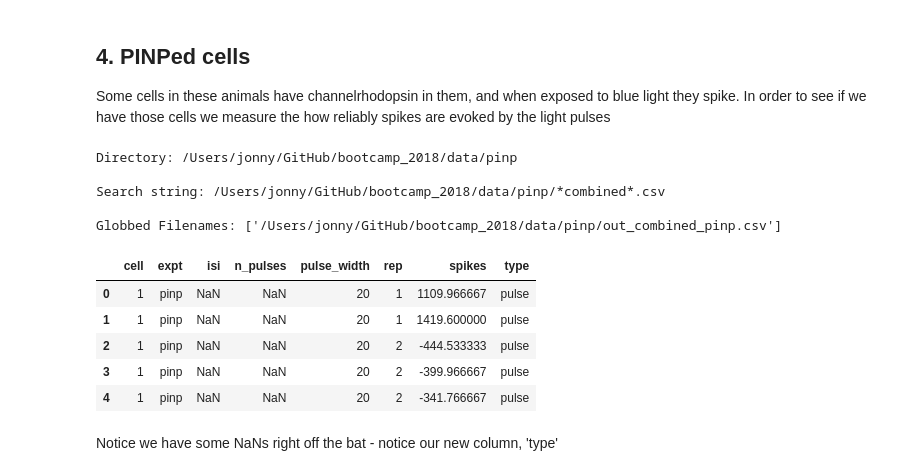
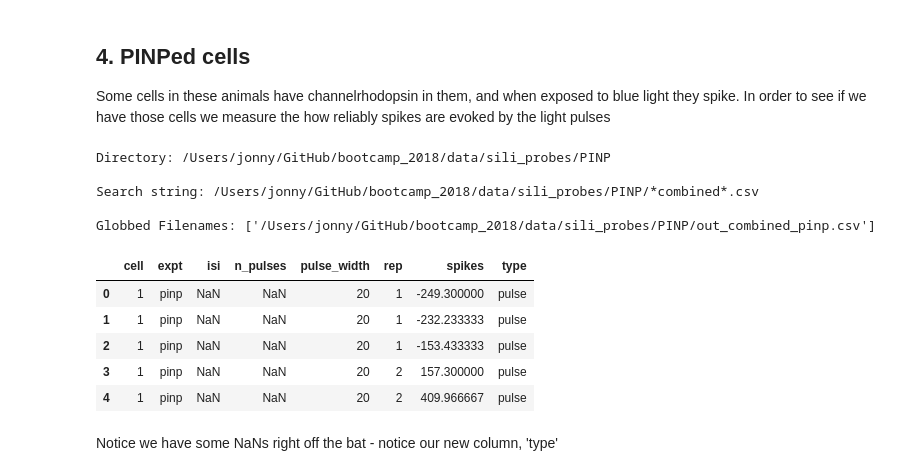
Before and after one commit to wehr-lab/bootcamp_2018, a Jupyter notebook: bootcamp_2018.ipynb, the cells around one changed output. Saved outputs shown, nothing was run; the diff lists cells and outputs as text; code cells hidden in the pictures.

```diff
--- a/bootcamp_2018.ipynb
+++ b/bootcamp_2018.ipynb
@@ -30,7 +32,7 @@ we reduced our spiketime data into 'long' format data - where every row is an ob
 We also combined all cells into a single file with clean_out_dir.m. First lets find our file
 # %%
 # start with tuning curves
-tc_dir = os.path.join(os.getcwd(),'data','tones')
+tc_dir = os.path.join(os.getcwd(),'data','sili_probes','TC')
 # make a string with a wildcard to search for the file
 tc_search = tc_dir + os.sep + "*combined*.csv"
 tc_fns = glob(tc_search)
@@ -292,43 +292,43 @@ Some cells in these animals have channelrhodopsin in them, and when exposed to b
 # %%
 # find the file! this time let's wrap it in a function
 
-def load_spikes(stimtype):
+def load_spikes(expt_type):
 
     # start with tuning curves
-    tc_dir = os.path.join(os.getcwd(),'data',stimtype)
+    tc_dir = os.path.join(os.getcwd(),'data','sili_probes',expt_type)
     # make a string with a wildcard to search for the file
     tc_search = tc_dir + os.sep + "*combined*.csv"
     tc_fns = glob(tc_search)
 
     #what did we get?
     print("""\nDirectory: {}
               \nSearch string: {}
               \nGlobbed Filenames: {}""".format(tc_dir, tc_search, tc_fns))
 
     if len(tc_fns) == 1:
         # make a pandas dataframe out of our .csv file
         df = pd.read_csv(tc_fns[0])
         return df
     else:
         print("Multiple or zero combined .csvs found, try again!")
         return None
 
-pinp = load_spikes('pinp')
+pinp = load_spikes('PINP')
 
 # print the first n rows (default 5, try giving another number as an argument)
 pinp.head()
 # %% [output]
-Directory: /Users/jonny/GitHub/bootcamp_2018/data/pinp
+Directory: /Users/jonny/GitHub/bootcamp_2018/data/sili_probes/PINP
 
-Search string: /Users/jonny/GitHub/bootcamp_2018/data/pinp/*combined*.csv
+Search string: /Users/jonny/GitHub/bootcamp_2018/data/sili_probes/PINP/*combined*.csv
 
-Globbed Filenames: ['/Users/jonny/GitHub/bootcamp_2018/data/pinp/out_combined_pinp.csv']
+Globbed Filenames: ['/Users/jonny/GitHub/bootcamp_2018/data/sili_probes/PINP/out_combined_pinp.csv']
 |  | cell | expt | isi | n_pulses | pulse_width | rep | spikes | type |
-| 0 | 1 | pinp | NaN | NaN | 20 | 1 | 1109.966667 | pulse |
-| 1 | 1 | pinp | NaN | NaN | 20 | 1 | 1419.600000 | pulse |
-| 2 | 1 | pinp | NaN | NaN | 20 | 2 | -444.533333 | pulse |
-| 3 | 1 | pinp | NaN | NaN | 20 | 2 | -399.966667 | pulse |
-| 4 | 1 | pinp | NaN | NaN | 20 | 2 | -341.766667 | pulse |
+| 0 | 1 | pinp | NaN | NaN | 20 | 1 | -249.300000 | pulse |
+| 1 | 1 | pinp | NaN | NaN | 20 | 1 | -232.233333 | pulse |
+| 2 | 1 | pinp | NaN | NaN | 20 | 1 | -153.433333 | pulse |
+| 3 | 1 | pinp | NaN | NaN | 20 | 2 | 157.300000 | pulse |
+| 4 | 1 | pinp | NaN | NaN | 20 | 2 | 409.966667 | pulse |
 # %% [markdown]
 Notice we have some NaNs right off the bat - notice our new column, 'type'
 # %%
```
Also changed, not shown: parts of 27 cells of this notebook, 1 other file.
